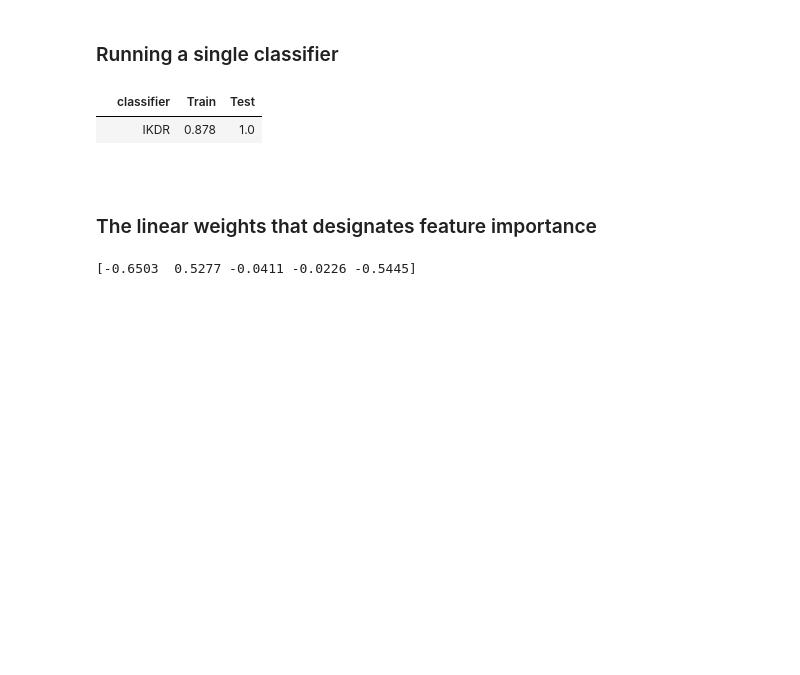
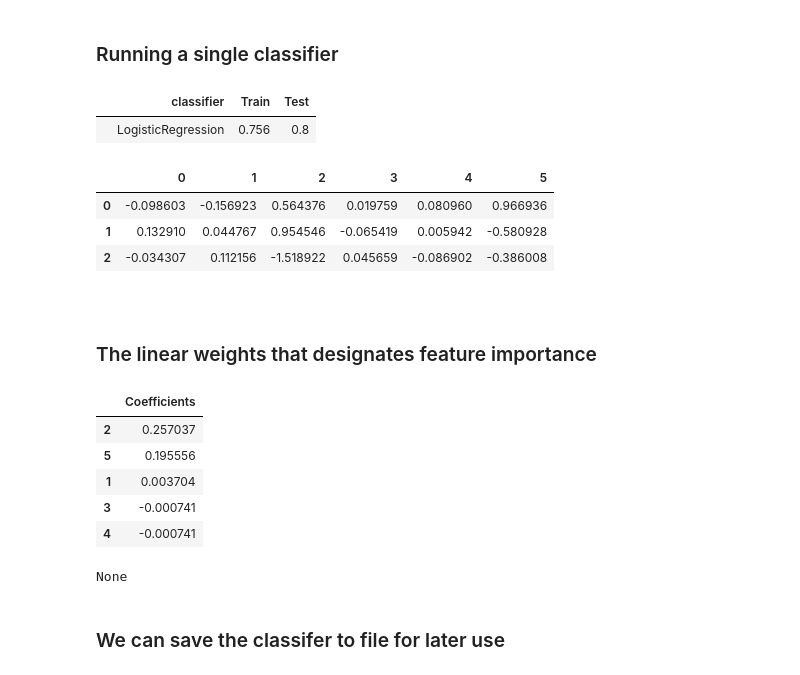
Before and after one commit to endsley/wuML, a Jupyter notebook: examples/classification/ipynb/classify.ipynb, the cells around one changed output. Cells and saved outputs as stored; diff of their text form; code cells hidden in the pictures; blank space fills up the shorter version.

```diff
--- a/examples/classification/ipynb/classify.ipynb
+++ b/examples/classification/ipynb/classify.ipynb
@@ -10,14 +15,28 @@ import wuml
 # %%
-data = wuml.make_classification_data( n_samples=200, n_features=5, n_informative=3)
+data = wuml.make_classification_data( n_samples=300, n_features=6, n_informative=3, n_classes=3)
 # %%
-wuml.jupyter_print('Running a single classifier')
-cf = wuml.classification(data, classifier='IKDR', q=3)
-wuml.jupyter_print(cf.result_summary(print_out=False))
-wuml.jupyter_print('\nThe linear weights that designates feature importance')
-wuml.jupyter_print(cf.model.get_feature_importance())
+jupyter_print('Running a single classifier')
+cf = wuml.classification(data, classifier='LogisticRegression')
+jupyter_print(cf.result_summary(print_out=False))
+jupyter_print(cf.model.coef_)
+jupyter_print('\nThe linear weights that designates feature importance')
+jupyter_print(cf.output_sorted_feature_importance_table())
+jupyter_print('We can save the classifer to file for later use')
+cf.save_classifier_to_pickle_file('RL_classifier.pk')
 # %% [output]
 Running a single classifier
 |  | classifier | Train | Test |
-|  | IKDR | 0.878 | 1.0 |
+|  | LogisticRegression | 0.756 | 0.8 |
+|  | 0 | 1 | 2 | 3 | 4 | 5 |
+| 0 | -0.098603 | -0.156923 | 0.564376 | 0.019759 | 0.080960 | 0.966936 |
+| 1 | 0.132910 | 0.044767 | 0.954546 | -0.065419 | 0.005942 | -0.580928 |
+| 2 | -0.034307 | 0.112156 | -1.518922 | 0.045659 | -0.086902 | -0.386008 |
 The linear weights that designates feature importance
+|  | Coefficients |
+| 2 | 0.257037 |
+| 5 | 0.195556 |
+| 1 | 0.003704 |
+| 3 | -0.000741 |
+| 4 | -0.000741 |
-[-0.6503  0.5277 -0.0411 -0.0226 -0.5445]
+None
+We can save the classifer to file for later use
```
Also changed, not shown: parts of 9 cells of this notebook, 6 other files.
